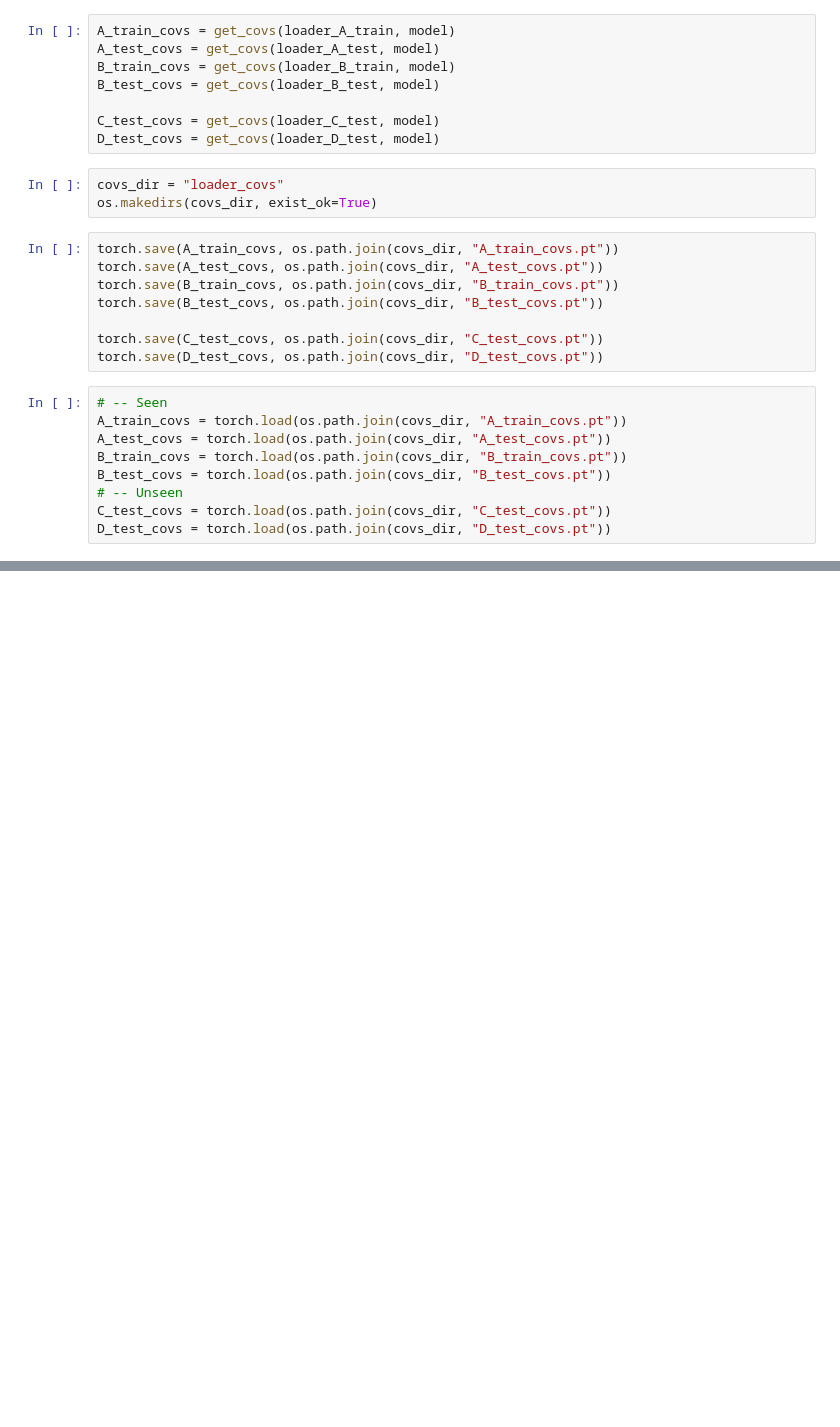
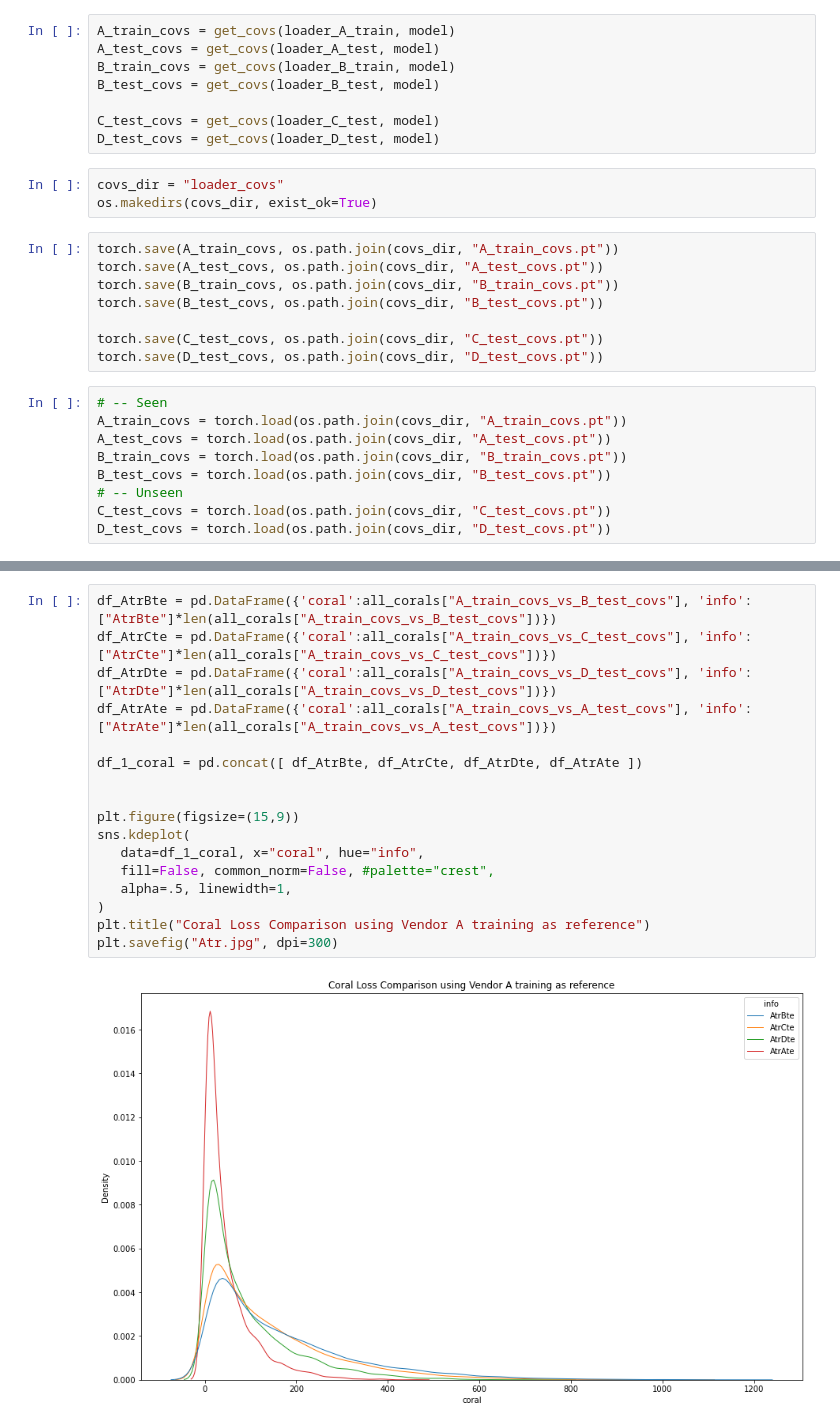
Before and after one commit to alalbiol/mnms_da, a Jupyter notebook: notebooks/mms2d_covariances.ipynb, the cells around one changed output, grey strips where cells are left out. Drawn from its saved outputs; the diff is of its cells as text; blank space fills up the shorter version.

```diff
--- a/notebooks/mms2d_covariances.ipynb
+++ b/notebooks/mms2d_covariances.ipynb
@@ -842,0 +802,19 @@ df_seen_unseen_coral = pd.concat([ df_AtrAte, df_AtrBtr, df_AtrBte, df_BtrBte, d
+# %%
+df_AtrBte = pd.DataFrame({'coral':all_corals["A_train_covs_vs_B_test_covs"], 'info':["AtrBte"]*len(all_corals["A_train_covs_vs_B_test_covs"])})
+df_AtrCte = pd.DataFrame({'coral':all_corals["A_train_covs_vs_C_test_covs"], 'info':["AtrCte"]*len(all_corals["A_train_covs_vs_C_test_covs"])})
+df_AtrDte = pd.DataFrame({'coral':all_corals["A_train_covs_vs_D_test_covs"], 'info':["AtrDte"]*len(all_corals["A_train_covs_vs_D_test_covs"])})
+df_AtrAte = pd.DataFrame({'coral':all_corals["A_train_covs_vs_A_test_covs"], 'info':["AtrAte"]*len(all_corals["A_train_covs_vs_A_test_covs"])})
+
+df_1_coral = pd.concat([ df_AtrBte, df_AtrCte, df_AtrDte, df_AtrAte ])
+
+
+plt.figure(figsize=(15,9))
+sns.kdeplot(
+   data=df_1_coral, x="coral", hue="info",
+   fill=False, common_norm=False, #palette="crest",
+   alpha=.5, linewidth=1,
+)
+plt.title("Coral Loss Comparison using Vendor A training as reference")
+plt.savefig("Atr.jpg", dpi=300)
+# %% [output]
+[figure, added]
```
Also changed, not shown: parts of 24 cells of this notebook, 7 other files.
